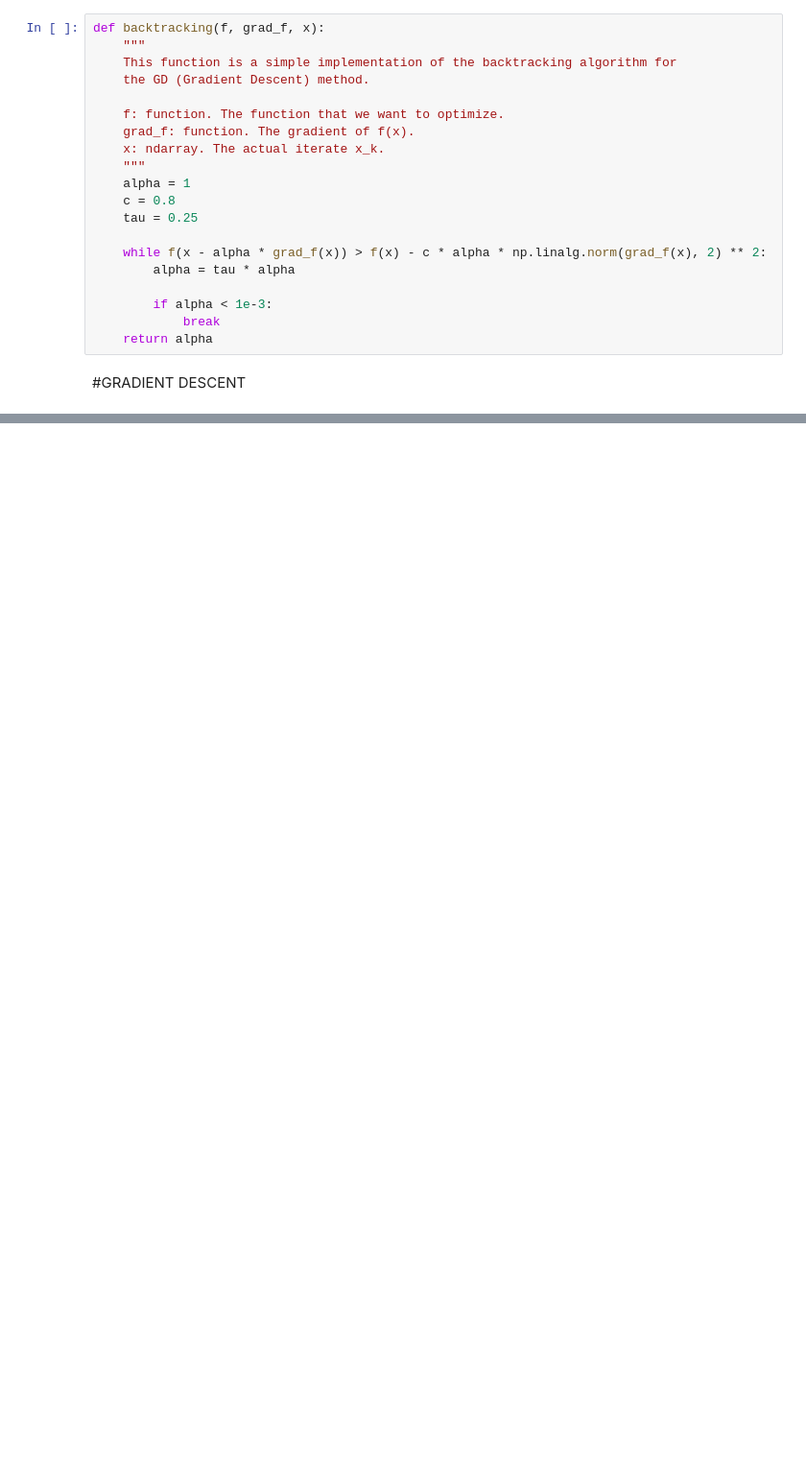
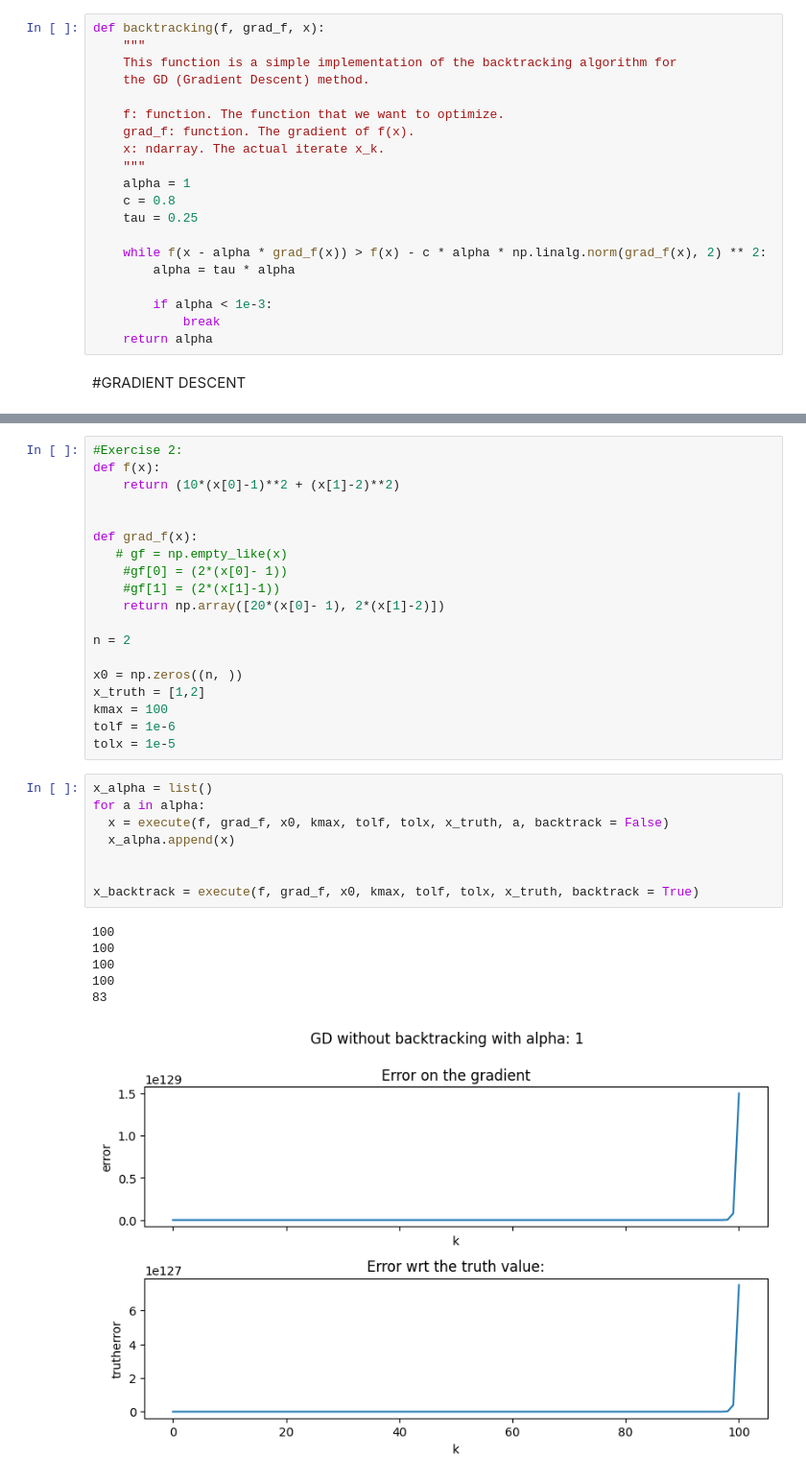
Before and after one commit to Gh5al/Statiscal-and-Mathematical-methods-for-AI, a Jupyter notebook: LAB/Homework3/Homework3.ipynb, the cells around one changed output, grey strips where cells are left out. Shown at 96% size. Saved outputs shown, nothing was run; the diff lists cells and outputs as text; blank space fills up the shorter version.

```diff
--- a/LAB/Homework3/Homework3.ipynb
+++ b/LAB/Homework3/Homework3.ipynb
@@ -337,0 +190,34 @@ plt.show()
+# %%
+#Exercise 2:
+def f(x):
+    return (10*(x[0]-1)**2 + (x[1]-2)**2)
+
+
+def grad_f(x):
+   # gf = np.empty_like(x)
+    #gf[0] = (2*(x[0]- 1))
+    #gf[1] = (2*(x[1]-1))
+    return np.array([20*(x[0]- 1), 2*(x[1]-2)])
+
+n = 2
+
+x0 = np.zeros((n, ))
+x_truth = [1,2]
+kmax = 100
+tolf = 1e-6
+tolx = 1e-5
+# %%
+x_alpha = list()
+for a in alpha:
+  x = execute(f, grad_f, x0, kmax, tolf, tolx, x_truth, a, backtrack = False)
+  x_alpha.append(x)
+
+
+x_backtrack = execute(f, grad_f, x0, kmax, tolf, tolx, x_truth, backtrack = True)
+# %% [output]
+100
+100
+100
+100
+83
+[figure, added]
```
Also changed, not shown: parts of 88 cells of this notebook.
